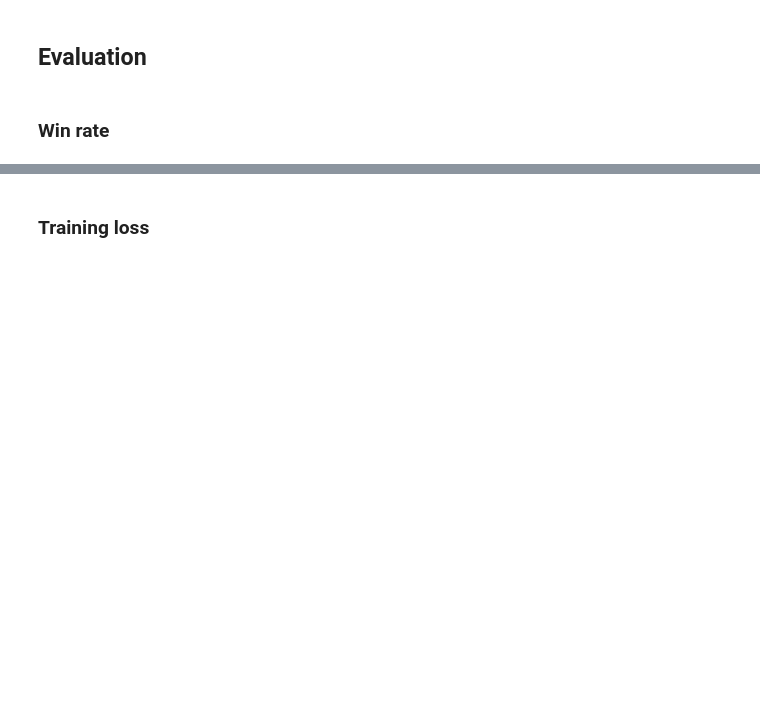
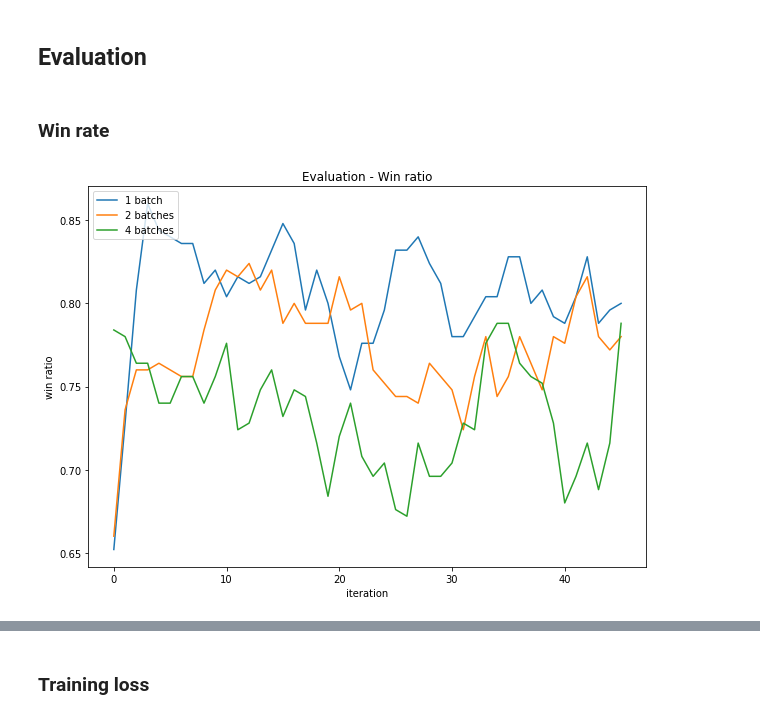
Before and after one commit to y4nnic/AlphaZero_for_small_board_games, a Jupyter notebook: experiment_batches.ipynb, the cells around one changed output, grey strips where cells are left out. Drawn from its saved outputs; the diff is of its cells as text; code cells hidden in the pictures; blank space fills up the shorter version.

```diff
--- a/experiment_batches.ipynb
+++ b/experiment_batches.ipynb
@@ -159,17 +293,32 @@ losses_4 = np.ones(50) - wins_4 - draws_4
+# %%
+wins_1 = [0.5, 0.44, 0.6, 0.82, 0.9, 0.88, 0.84, 0.86, 0.74, 0.88, 0.86, 0.84, 0.74, 0.78, 0.8, 0.92, 0.82, 0.76, 0.86, 0.88, 0.86, 0.62, 0.88, 0.76, 0.72, 0.76, 0.76, 0.88, 0.86, 0.9, 0.76, 0.8, 0.8, 0.8, 0.74, 0.76, 0.86, 0.86, 0.8, 0.86, 0.76, 0.72, 0.9, 0.72, 0.84, 0.84, 0.84, 0.7, 0.76, 0.86]
+draws_1 = [0.04, 0.04, 0.08, 0.0, 0.0, 0.0, 0.02, 0.04, 0.04, 0.02, 0.04, 0.02, 0.06, 0.08, 0.04, 0.0, 0.04, 0.0, 0.0, 0.02, 0.0, 0.12, 0.02, 0.02, 0.0, 0.04, 0.08, 0.0, 0.02, 0.0, 0.04, 0.04, 0.0, 0.02, 0.04, 0.0, 0.04, 0.04, 0.0, 0.0, 0.08, 0.04, 0.0, 0.02, 0.04, 0.0, 0.02, 0.04, 0.02, 0.04]
+losses_1 = np.ones(50) - wins_1 - draws_1
+
+wins_2 = [0.42, 0.64, 0.76, 0.7, 0.78, 0.8, 0.76, 0.76, 0.72, 0.76, 0.78, 0.76, 0.9, 0.84, 0.82, 0.76, 0.8, 0.82, 0.9, 0.66, 0.82, 0.74, 0.82, 0.9, 0.8, 0.72, 0.76, 0.62, 0.86, 0.76, 0.72, 0.74, 0.74, 0.82, 0.72, 0.6, 0.9, 0.86, 0.64, 0.78, 0.72, 0.82, 0.78, 0.8, 0.76, 0.86, 0.88, 0.6, 0.76, 0.8]
+draws_2 = [0.16, 0.08, 0.04, 0.06, 0.02, 0.04, 0.04, 0.04, 0.04, 0.0, 0.06, 0.06, 0.0, 0.04, 0.04, 0.12, 0.06, 0.06, 0.0, 0.12, 0.06, 0.06, 0.0, 0.04, 0.04, 0.04, 0.04, 0.08, 0.02, 0.04, 0.06, 0.14, 0.06, 0.08, 0.02, 0.08, 0.04, 0.04, 0.1, 0.02, 0.1, 0.02, 0.02, 0.06, 0.04, 0.04, 0.02, 0.1, 0.02, 0.02]
+losses_2 = np.ones(50) - wins_2 - draws_2
+
+wins_3 = [0.74, 0.78, 0.86, 0.82, 0.72, 0.72, 0.7, 0.86, 0.7, 0.72, 0.8, 0.7, 0.78, 0.78, 0.82, 0.54, 0.72, 0.88, 0.84, 0.68, 0.62, 0.7, 0.74, 0.68, 0.86, 0.72, 0.54, 0.68, 0.72, 0.72, 0.7, 0.76, 0.58, 0.72, 0.76, 0.82, 0.74, 0.84, 0.78, 0.76, 0.7, 0.7, 0.82, 0.66, 0.52, 0.78, 0.8, 0.68, 0.8, 0.88]
+draws_3 = [0.02, 0.06, 0.06, 0.02, 0.06, 0.04, 0.0, 0.02, 0.06, 0.0, 0.04, 0.12, 0.04, 0.04, 0.0, 0.1, 0.06, 0.0, 0.02, 0.08, 0.06, 0.08, 0.04, 0.08, 0.0, 0.08, 0.1, 0.08, 0.08, 0.06, 0.04, 0.0, 0.1, 0.04, 0.02, 0.02, 0.08, 0.02, 0.06, 0.06, 0.1, 0.06, 0.06, 0.14, 0.12, 0.08, 0.04, 0.1, 0.08, 0.02]
+losses_3 = np.ones(50) - wins_3 - draws_3
 # %%
+window_size = 5
+
 fig = plt.figure(figsize=(10,7))
 
 plt.title("Evaluation - Win ratio")
 
 plt.xlabel("iteration")
 plt.ylabel("win ratio")
 
-x = np.arange(48)
+x = np.arange(50-window_size+1)
 
-plt.plot(x, smooth(wins_1,3), label="1 epoch")
-plt.plot(x, smooth(wins_2,3), label="3 epoch")
-plt.plot(x, smooth(wins_3,3), label="5 epoch")
-plt.plot(x, smooth(wins_4,3), label="10 epoch")
+plt.plot(x, smooth(wins_1,window_size), label="1 batch")
+plt.plot(x, smooth(wins_2,window_size), label="2 batches")
+plt.plot(x, smooth(wins_3,window_size), label="4 batches")
 
 plt.legend(loc=2)
 plt.show()
+# %% [output]
+[figure, added]
```
Also changed, not shown: parts of 16 cells of this notebook.
